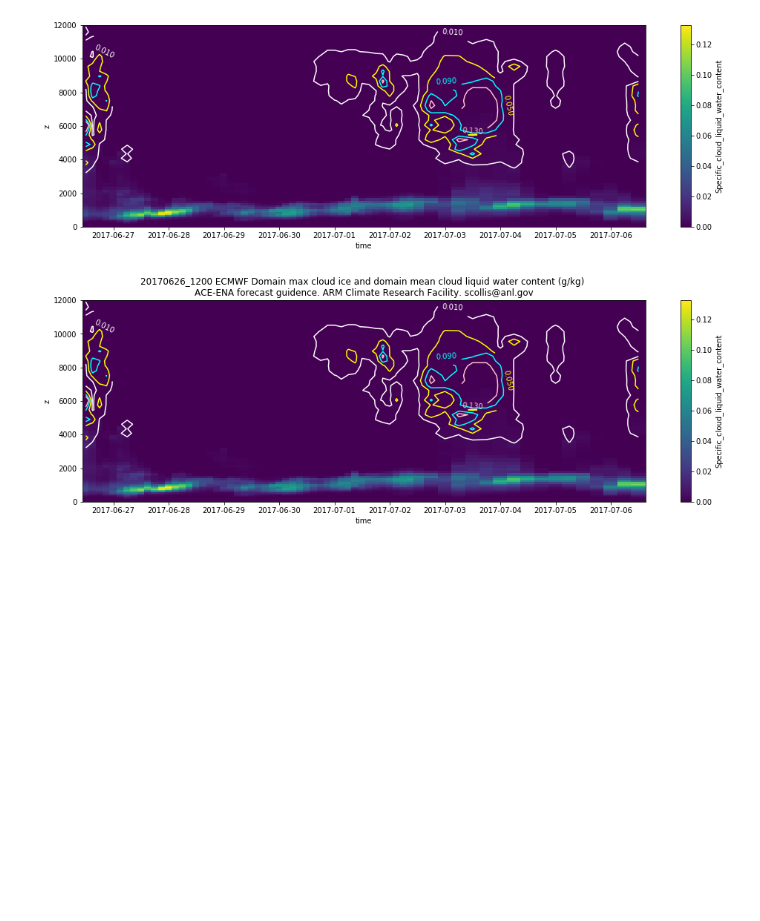
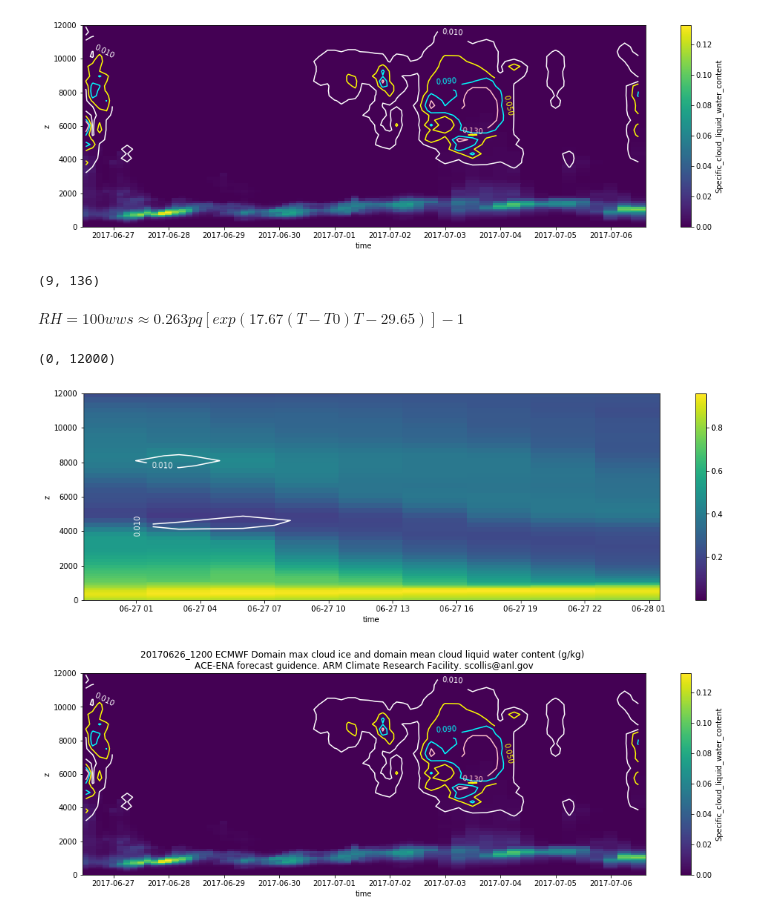
Before and after one commit to EVS-ATMOS/ACE-ENA-EVA, a Jupyter notebook: notebooks/ECMWF explore.ipynb, the cells around one changed output. Saved outputs shown, nothing was run; the diff lists cells and outputs as text; code cells hidden in the pictures; blank space fills up the shorter version.

```diff
--- a/notebooks/ECMWF explore.ipynb
+++ b/notebooks/ECMWF explore.ipynb
@@ -348,7 +300,7 @@ grbs.close()
 21:Specific cloud liquid water content:kg kg**-1 (instant):regular_ll:hybrid:level 1:fcst time 57 hrs:from 201706260000
 22:Specific cloud ice water content:kg kg**-1 (instant):regular_ll:hybrid:level 1:fcst time 57 hrs:from 201706260000
 # %%
-var_list_1 = ['Specific cloud liquid water content', 'Specific cloud ice water content',
+var_list = ['Specific cloud liquid water content', 'Specific cloud ice water content',
            'Specific rain water content', 'Specific snow water content',
            'Temperature', 'V component of wind', 'U component of wind', 'Specific humidity', 'Vertical velocity']
 skip_me = [False, False, False, False, False, True, True, False, False]
@@ -385,6 +341,29 @@ pickle.dump?
 # %%
-my_unwind = concat_bundle(my_bundle)
-my_dataset = unwind_to_xarray(my_unwind, my_these_valid_times, my_lats, my_lons)
+my_unwind = ena_tools.concat_bundle(my_bundle)
+trans = {'cfName': 'standard_name'}
+my_dataset = ena_tools.unwind_to_xarray(my_unwind, my_these_valid_times, my_lats, my_lons, metad, trans=trans)
+# %%
+my_dataset.attrs['conventions'] = 'CF 1.6'
+my_dataset.attrs['source'] = 'ECMWF 137 level 0.1 degree model'
+my_dataset.attrs['conatact'] = 'Scott Collis, scollis@anl.gov'
+st1 = "European Center for Medium range Weather Forecasting, "
+st2 = "Atmospheric Climate Research Facility, A DoE User facility, "
+st3 = "Scott Collis, Argonne National Laboratory"
+my_dataset.attrs['attribution'] = st1 + st2 + st3
+my_dataset.attrs['experiment'] ='ACE-ENA'
+
+
+my_dataset.Specific_cloud_ice_water_content.attrs['standard_name'] = 'cloud_ice_mixing_ratio'
+my_dataset.Specific_cloud_liquid_water_content.attrs['standard_name'] = 'cloud_liquid_water_mixing_ratio'
+my_dataset.Specific_rain_water_content.attrs['standard_name'] = 'rain_water_content'
+my_dataset.Specific_snow_water_content.attrs['standard_name'] = 'snow_water_content'
+
+my_dataset.encoding['unlimited_dims'] = ['time']
+
+
+my_dataset.z.encoding['_FillValue'] = -9999
+my_dataset.lat.encoding['_FillValue'] = -9999
+my_dataset.lon.encoding['_FillValue'] = -9999
 # %%
 my_dataset
 # %% [output]
@@ -434,6 +409,30 @@ plt.ylim([0,12000])
 # %% [output]
 (0, 12000)
 [figure]
+# %%
+pres2d.shape
+# %% [output]
+(9, 136)
+# %% [markdown]
+$RH=100wws≈0.263pq[exp(17.67(T−T0)T−29.65)]−1$
+# %%
+pres2d = np.tile(pres[0:136], [my_dataset.Specific_humidity.shape[0],1])
+rh = my_dataset.Specific_humidity.mean(dim=('y','x')) * 0.263 * pres2d * \
+                np.exp((17.67*(my_dataset.Temperature.mean(dim=('y','x')) - 273.15))/(my_dataset.Temperature.mean(dim=('y','x'))-29.65))**(-1)
+# %%
+plt.figure(figsize=(17,5))
+my_levels = [0.01, 0.05, 0.09, 0.13]
+my_colors = ['white', 'yellow', 'cyan', 'pink']
+rh.plot.pcolormesh(x='time', y='z')
+cs = (my_dataset.Specific_cloud_ice_water_content*1000.0).max(dim=('y','x')).plot.contour(x='time', y='z',
+                                                                                         levels=my_levels,
+                                                                                         colors=my_colors)
+plt.clabel(cs, inline=1, fontsize=10, fmt='%0.3f')
+
+plt.ylim([0,12000])
+# %% [output]
+(0, 12000)
+[figure, added]
 # %%
 def save_one_ecmwf_clouds(dataset, gen_datetime):
     start_str = gen_datetime.strftime('%Y%m%d_%H%M')
```
Also changed, not shown: parts of 40 cells of this notebook, 3 other files.
